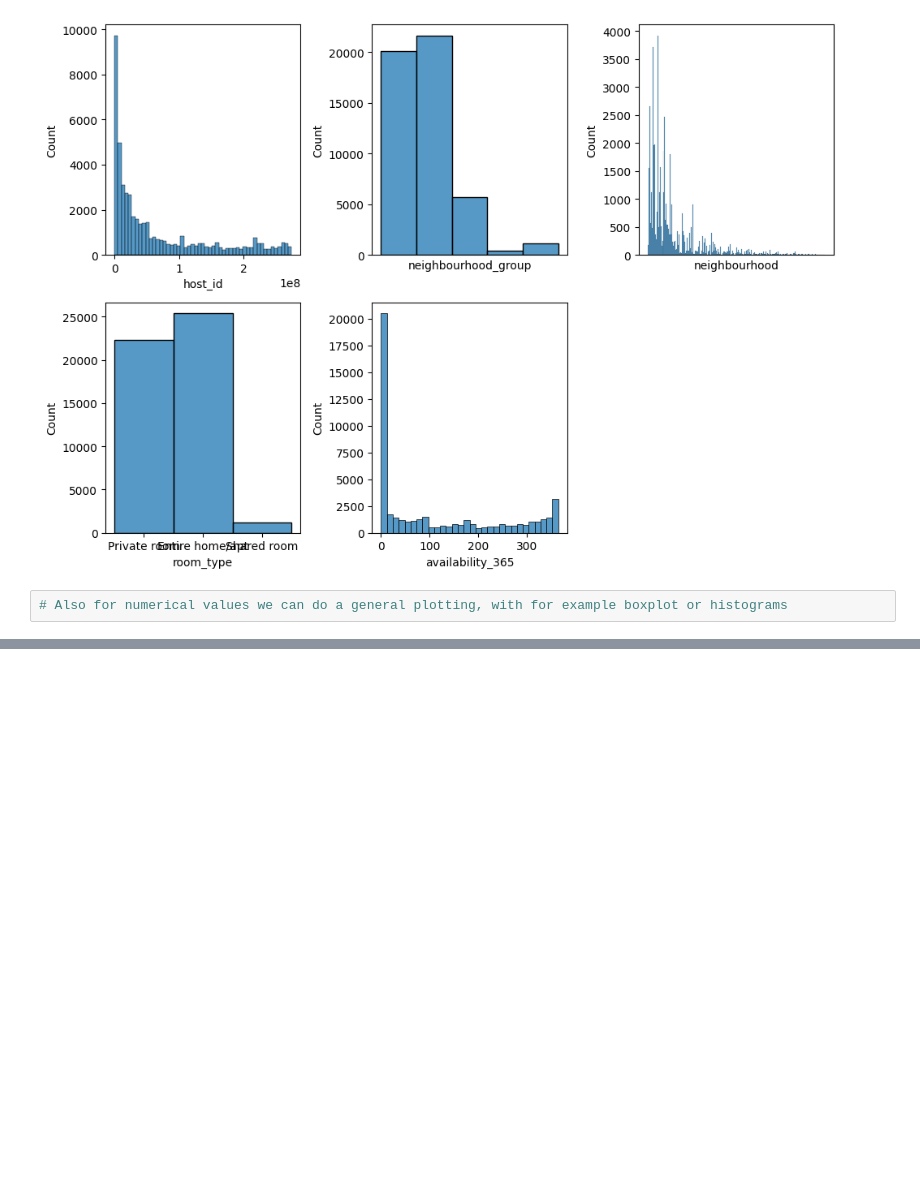
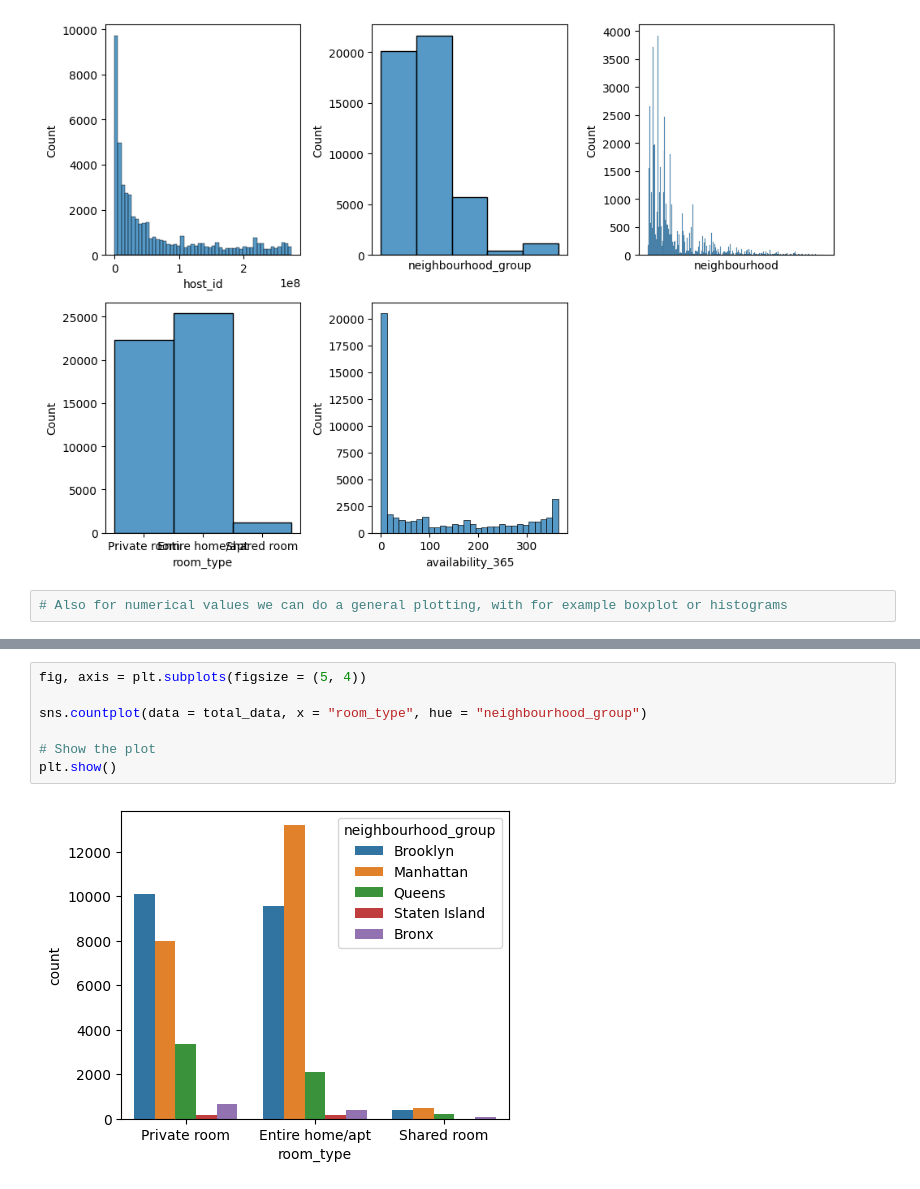
Before and after one commit to maria-pigazzi/exploratory-data-analysis, a Jupyter notebook: src/explore.ipynb, the cells around one changed output, grey strips where cells are left out. Saved outputs shown, nothing was run; the diff lists cells and outputs as text; blank space fills up the shorter version.

```diff
--- a/src/explore.ipynb
+++ b/src/explore.ipynb
@@ -148,0 +153,9 @@ plt.show()
+# %%
+fig, axis = plt.subplots(figsize = (5, 4))
+
+sns.countplot(data = total_data, x = "room_type", hue = "neighbourhood_group")
+
+# Show the plot
+plt.show()
+# %% [output]
+[figure, added]
```
Also changed, not shown: parts of 12 cells of this notebook.
